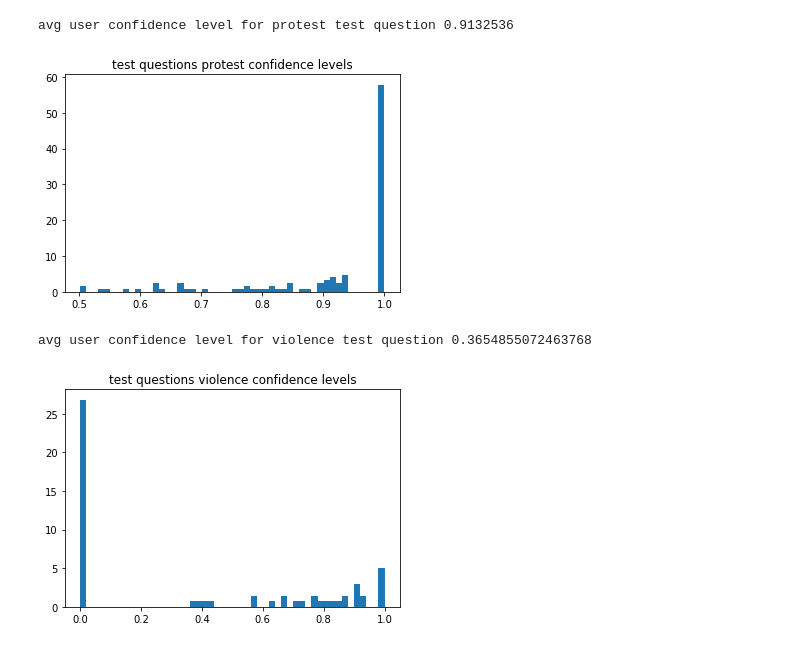
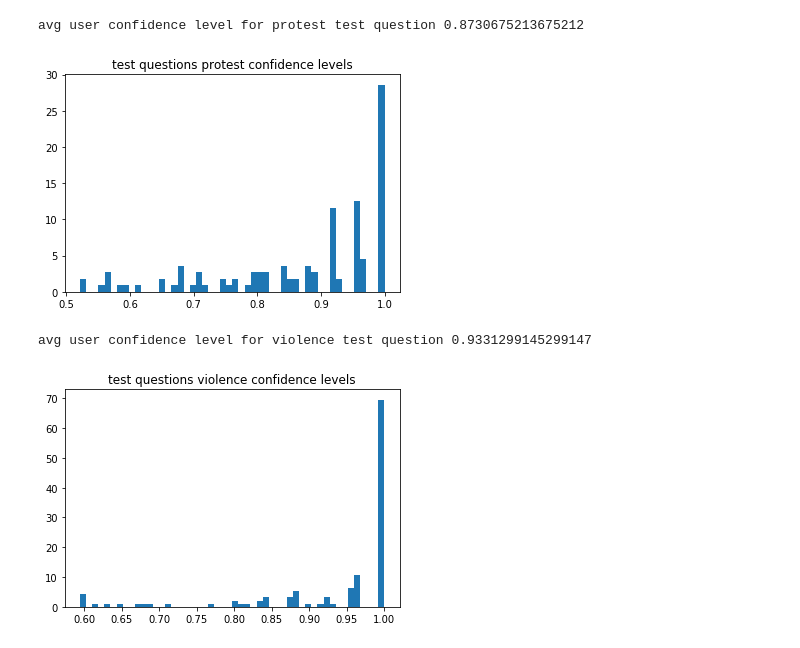
Before and after one commit to efatmae/crowdflower_basic_analytics, a Jupyter notebook: CF_test_questions_analytics.ipynb, the cells around one changed output. Drawn from its saved outputs; the diff is of its cells as text; code cells hidden in the pictures.

Commit message:
test questions analysis

```diff
--- a/CF_test_questions_analytics.ipynb
+++ b/CF_test_questions_analytics.ipynb
@@ -26,0 +72,2 @@ Index(['_unit_id', '_golden', '_unit_state', '_trusted_judgments',
+# %%
+df_CF_aggregated_test_questions = pd.read_csv("Turkish_Gezi_protest/CF_task3_aggregated_with_test_questions.csv")
@@ -26,0 +88,2 @@ Index(['_unit_id', '_golden', '_unit_state', '_trusted_judgments',
+# %%
+df_CF_aggregated_test_questions = df_CF_aggregated_test_questions[df_CF_aggregated_test_questions['_golden'] == True]
@@ -27,5 +94,5 @@ Index(['_unit_id', '_golden', '_unit_state', '_trusted_judgments',
 # %%
-df_CF_judgments_test_questions.rename(columns={'does_this_tweet_reportdiscuss_violent_incidents_happened_during_the_protest':'violence',
+df_CF_aggregated_test_questions.rename(columns={'does_this_tweet_reportdiscuss_violent_incidents_happened_during_the_protest':'violence',
                          'is_this_tweet_related_to_turkish_protests_2013' : 'protest',
                          'does_this_tweet_reportdiscuss_violent_incidents_happened_during_the_protest:confidence':'violence_confidence',
                           'is_this_tweet_related_to_turkish_protests_2013:confidence':'protest_confidence'
@@ -59,23 +100,23 @@ df_CF_judgments_test_questions
 # %%
 print('avg user confidence level for protest test question', np.mean(
-   df_CF_judgments_test_questions['protest_confidence']))
+   df_CF_aggregated_test_questions['protest_confidence']))
 # %% [output]
-avg user confidence level for protest test question 0.9132536
+avg user confidence level for protest test question 0.8730675213675212
 # %%
-plt.hist(df_CF_judgments_test_questions['protest_confidence'],50, density=1)
+plt.hist(df_CF_aggregated_test_questions['protest_confidence'],50, density=1)
 plt.title('test questions protest confidence levels')
 plt.show()
 # %% [output]
-[figure, old version]
+[figure, new version]
 # %%
 print('avg user confidence level for violence test question', np.mean(
-    df_CF_judgments_test_questions['violence_confidence']))
+    df_CF_aggregated_test_questions['violence_confidence']))
 # %% [output]
-avg user confidence level for violence test question 0.3654855072463768
+avg user confidence level for violence test question 0.9331299145299147
 # %%
-x = df_CF_judgments_test_questions['violence_confidence'].dropna()
+x = df_CF_aggregated_test_questions['violence_confidence'].dropna()
 plt.hist(x,50, density=1)
 plt.title('test questions violence confidence levels')
 plt.show()
 # %% [output]
-[figure, old version]
+[figure, new version]
```
Also changed, not shown: parts of 16 cells of this notebook, 21 other files.
